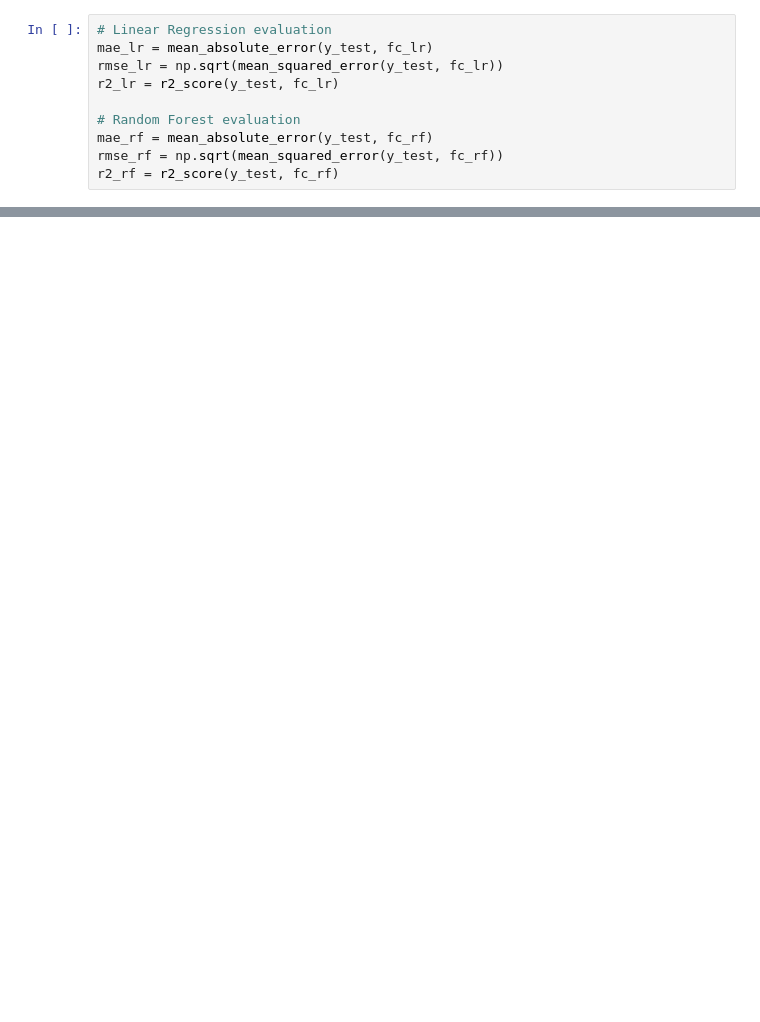
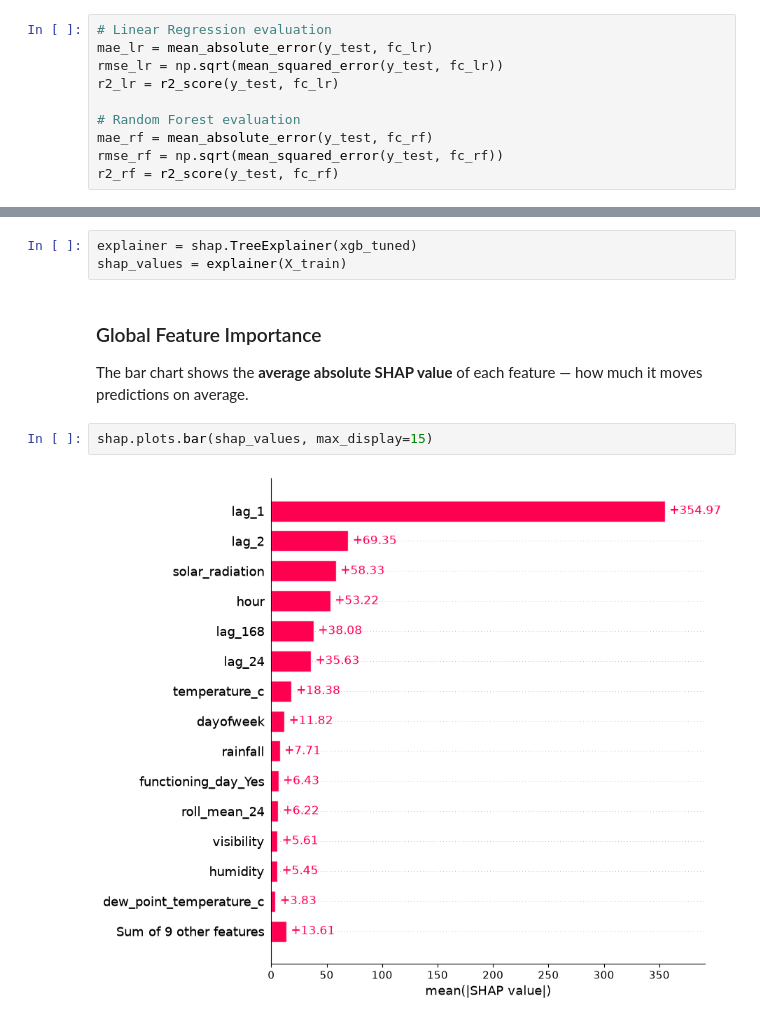
Before and after one commit to NikosKarakasis/CAP_3764_2026_Fall_Team_5, a Jupyter notebook: notebooks/02_time_series_modeling.ipynb, the cells around one changed output, grey strips where cells are left out. Saved outputs shown, nothing was run; the diff lists cells and outputs as text; blank space fills up the shorter version.

```diff
--- a/notebooks/02_time_series_modeling.ipynb
+++ b/notebooks/02_time_series_modeling.ipynb
@@ -156,0 +395,11 @@ results
+# %%
+explainer = shap.TreeExplainer(xgb_tuned)
+shap_values = explainer(X_train)
+# %% [markdown]
+### Global Feature Importance
+
+The bar chart shows the **average absolute SHAP value** of each feature — how much it moves predictions on average.
+# %%
+shap.plots.bar(shap_values, max_display=15)
+# %% [output]
+[figure, added]
```
Also changed, not shown: parts of 50 cells of this notebook, 3 other files.
